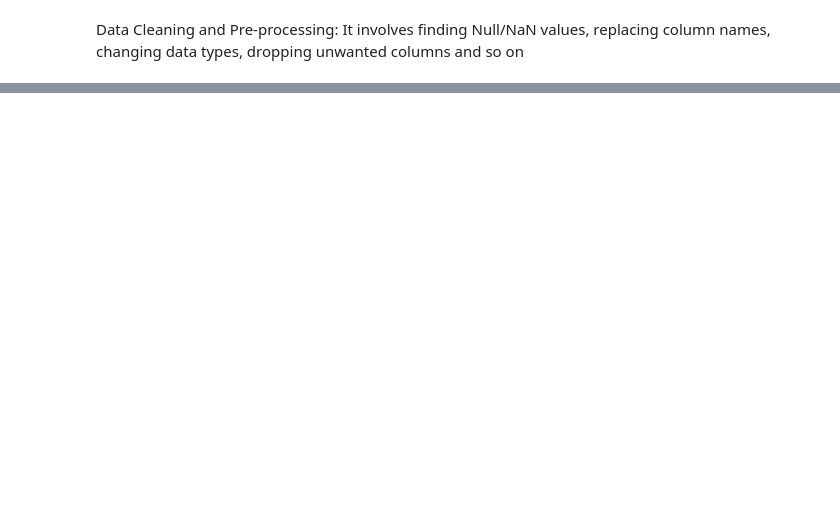
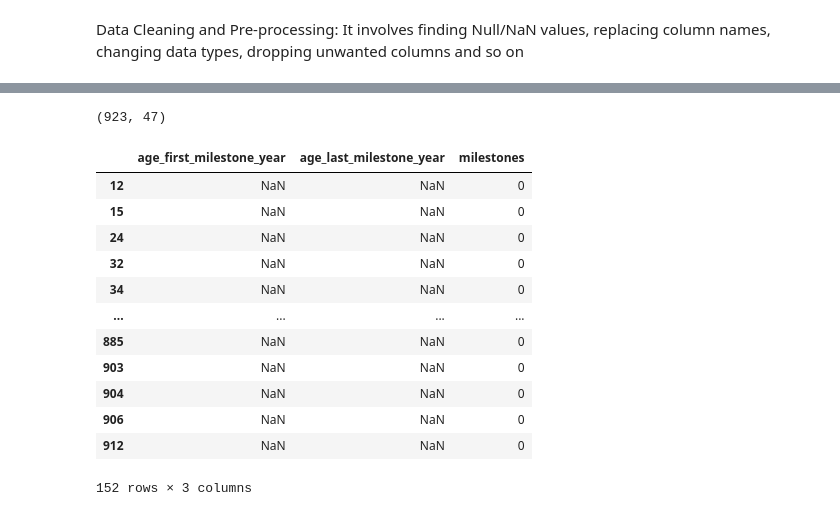
Before and after one commit to Meghamala/Startup_Success_Prediction, a Jupyter notebook: initial.ipynb, the cells around one changed output, grey strips where cells are left out. Cells and saved outputs as stored; diff of their text form; code cells hidden in the pictures; blank space fills up the shorter version.

```diff
--- a/initial.ipynb
+++ b/initial.ipynb
@@ -108,0 +131,26 @@ Data Cleaning and Pre-processing: It involves finding Null/NaN values, replacing
+# %%
+# Unnamed doesnot have much value and closed_at null indicates the company is "acquired". Hence we can drop these 2 columns
+df.drop(['Unnamed: 6', 'closed_at'], axis=1, inplace=True)
+df.shape
+# %% [output]
+(923, 47)
+# %%
+# for the companies with milestones 0, the age_first_milestone_year and age_last_milestone_year columns have NaN values.
+#  So for this we can imput with mean values
+
+df_milestones = df.query('milestones == 0')
+df_milestones.loc[:, ['age_first_milestone_year', 'age_last_milestone_year', 'milestones']]
+# %% [output]
+|  | age_first_milestone_year | age_last_milestone_year | milestones |
+| 12 | NaN | NaN | 0 |
+| 15 | NaN | NaN | 0 |
+| 24 | NaN | NaN | 0 |
+| 32 | NaN | NaN | 0 |
+| 34 | NaN | NaN | 0 |
+| ... | ... | ... | ... |
+| 885 | NaN | NaN | 0 |
+| 903 | NaN | NaN | 0 |
+| 904 | NaN | NaN | 0 |
+| 906 | NaN | NaN | 0 |
+| 912 | NaN | NaN | 0 |
+152 rows × 3 columns
```
Also changed, not shown: parts of 21 cells of this notebook.
